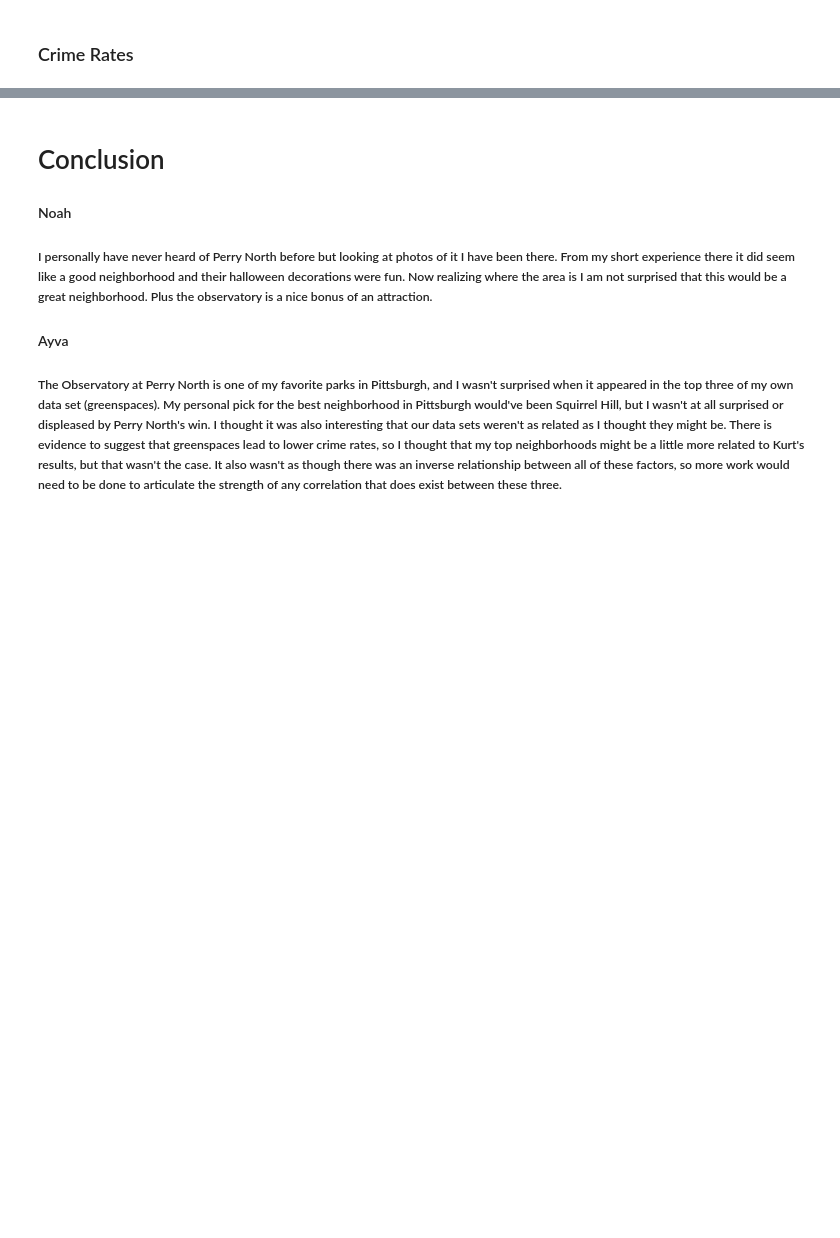
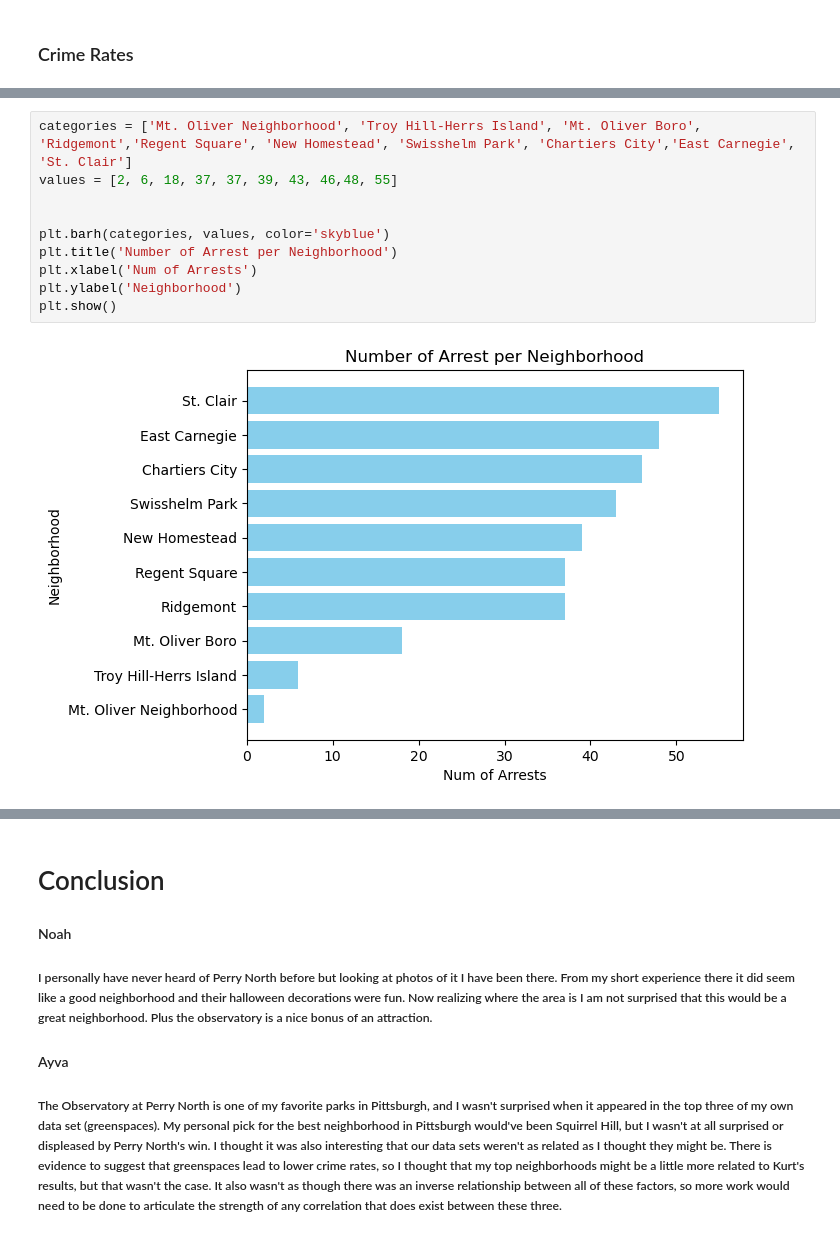
Before and after one commit to nschaab2005/CMPINF-0010-Final-Project, a Jupyter notebook: Presentation-Final.ipynb, the cells around one changed output, grey strips where cells are left out. Cells and saved outputs as stored; diff of their text form; blank space fills up the shorter version.

```diff
--- a/Presentation-Final.ipynb
+++ b/Presentation-Final.ipynb
@@ -272,0 +351,12 @@ plt.show()
+# %%
+categories = ['Mt. Oliver Neighborhood', 'Troy Hill-Herrs Island', 'Mt. Oliver Boro', 'Ridgemont','Regent Square', 'New Homestead', 'Swisshelm Park', 'Chartiers City','East Carnegie', 'St. Clair']
+values = [2, 6, 18, 37, 37, 39, 43, 46,48, 55]
+
+
+plt.barh(categories, values, color='skyblue')
+plt.title('Number of Arrest per Neighborhood')
+plt.xlabel('Num of Arrests')
+plt.ylabel('Neighborhood')
+plt.show()
+# %% [output]
+[figure, added]
```
Also changed, not shown: parts of 5 cells of this notebook.
